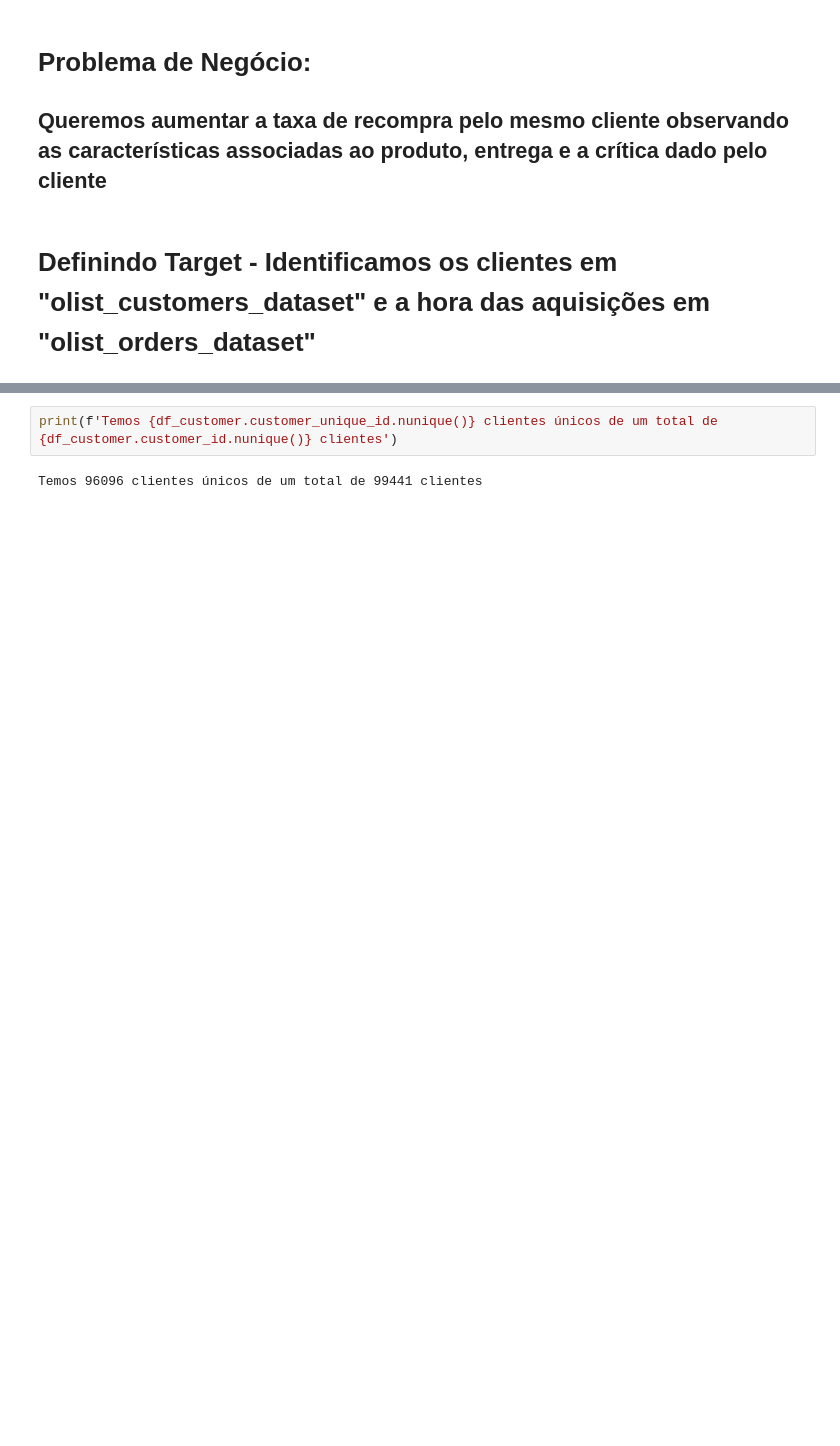
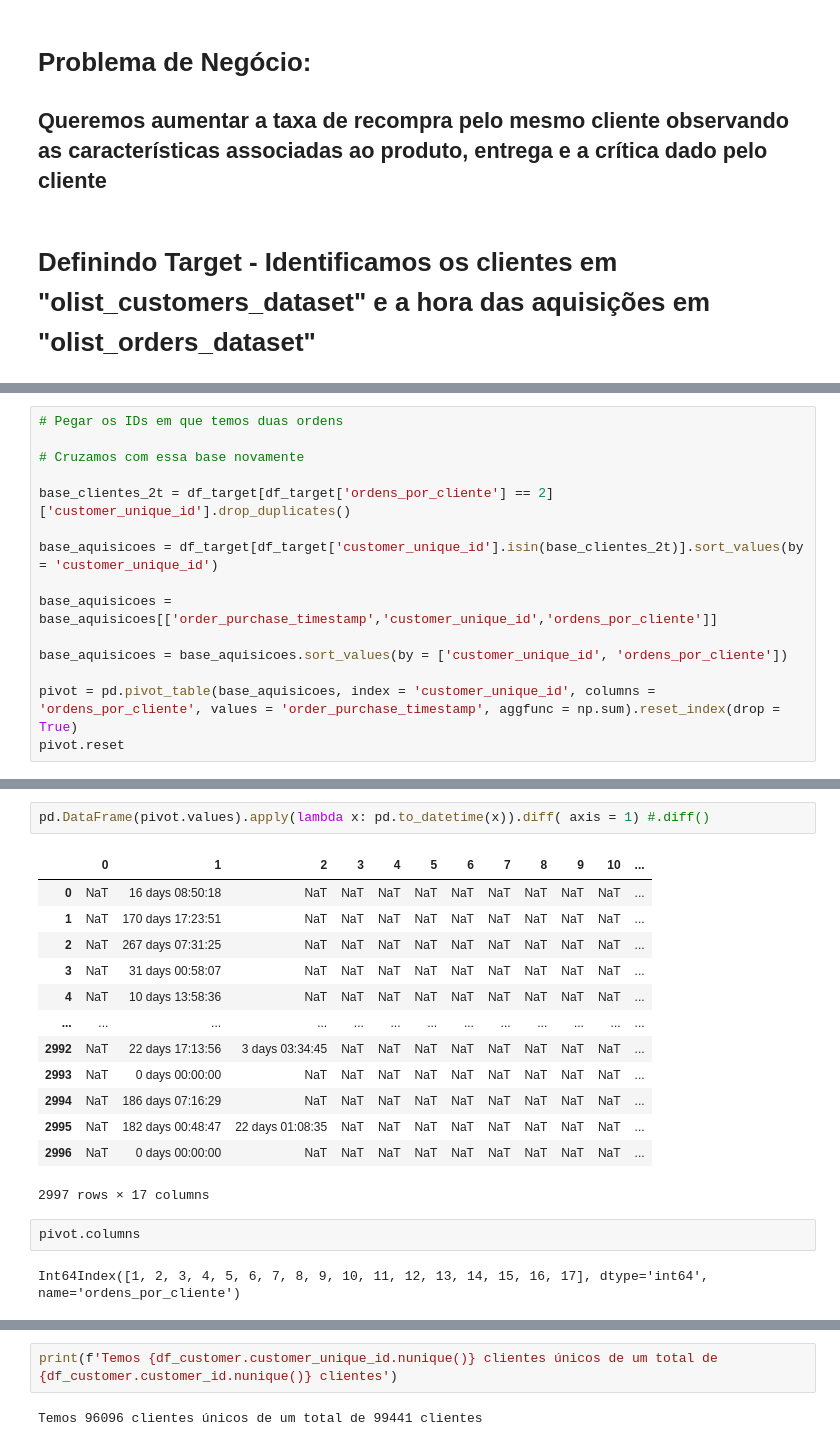
Before and after one commit to guitsuo/NLPStudies, a Jupyter notebook: word_embeddings/TreinandoNLPCasoReal.ipynb, the cells around one changed output, grey strips where cells are left out. Saved outputs shown, nothing was run; the diff lists cells and outputs as text; blank space fills up the shorter version.

```diff
--- a/word_embeddings/TreinandoNLPCasoReal.ipynb
+++ b/word_embeddings/TreinandoNLPCasoReal.ipynb
@@ -33,0 +63,15 @@ from multiprocessing import Pool
+# %%
+# Pegar os IDs em que temos duas ordens
+
+# Cruzamos com essa base novamente
+
+base_clientes_2t = df_target[df_target['ordens_por_cliente'] == 2]['customer_unique_id'].drop_duplicates()
+
+base_aquisicoes = df_target[df_target['customer_unique_id'].isin(base_clientes_2t)].sort_values(by = 'customer_unique_id')
+
+base_aquisicoes = base_aquisicoes[['order_purchase_timestamp','customer_unique_id','ordens_por_cliente']]
+
+base_aquisicoes = base_aquisicoes.sort_values(by = ['customer_unique_id', 'ordens_por_cliente'])
+
+pivot = pd.pivot_table(base_aquisicoes, index = 'customer_unique_id', columns = 'ordens_por_cliente', values = 'order_purchase_timestamp', aggfunc = np.sum).reset_index(drop = True)
+pivot.reset
@@ -33,0 +92,20 @@ from multiprocessing import Pool
+# %%
+pd.DataFrame(pivot.values).apply(lambda x: pd.to_datetime(x)).diff( axis = 1) #.diff()
+# %% [output]
+|  | 0 | 1 | 2 | 3 | 4 | 5 | 6 | 7 | 8 | 9 | 10 | ... |
+| 0 | NaT | 16 days 08:50:18 | NaT | NaT | NaT | NaT | NaT | NaT | NaT | NaT | NaT | ... |
+| 1 | NaT | 170 days 17:23:51 | NaT | NaT | NaT | NaT | NaT | NaT | NaT | NaT | NaT | ... |
+| 2 | NaT | 267 days 07:31:25 | NaT | NaT | NaT | NaT | NaT | NaT | NaT | NaT | NaT | ... |
+| 3 | NaT | 31 days 00:58:07 | NaT | NaT | NaT | NaT | NaT | NaT | NaT | NaT | NaT | ... |
+| 4 | NaT | 10 days 13:58:36 | NaT | NaT | NaT | NaT | NaT | NaT | NaT | NaT | NaT | ... |
+| ... | ... | ... | ... | ... | ... | ... | ... | ... | ... | ... | ... | ... |
+| 2992 | NaT | 22 days 17:13:56 | 3 days 03:34:45 | NaT | NaT | NaT | NaT | NaT | NaT | NaT | NaT | ... |
+| 2993 | NaT | 0 days 00:00:00 | NaT | NaT | NaT | NaT | NaT | NaT | NaT | NaT | NaT | ... |
+| 2994 | NaT | 186 days 07:16:29 | NaT | NaT | NaT | NaT | NaT | NaT | NaT | NaT | NaT | ... |
+| 2995 | NaT | 182 days 00:48:47 | 22 days 01:08:35 | NaT | NaT | NaT | NaT | NaT | NaT | NaT | NaT | ... |
+| 2996 | NaT | 0 days 00:00:00 | NaT | NaT | NaT | NaT | NaT | NaT | NaT | NaT | NaT | ... |
+2997 rows × 17 columns
+# %%
+pivot.columns
+# %% [output]
+Int64Index([1, 2, 3, 4, 5, 6, 7, 8, 9, 10, 11, 12, 13, 14, 15, 16, 17], dtype='int64', name='ordens_por_cliente')
```
Also changed, not shown: parts of 29 cells of this notebook.
